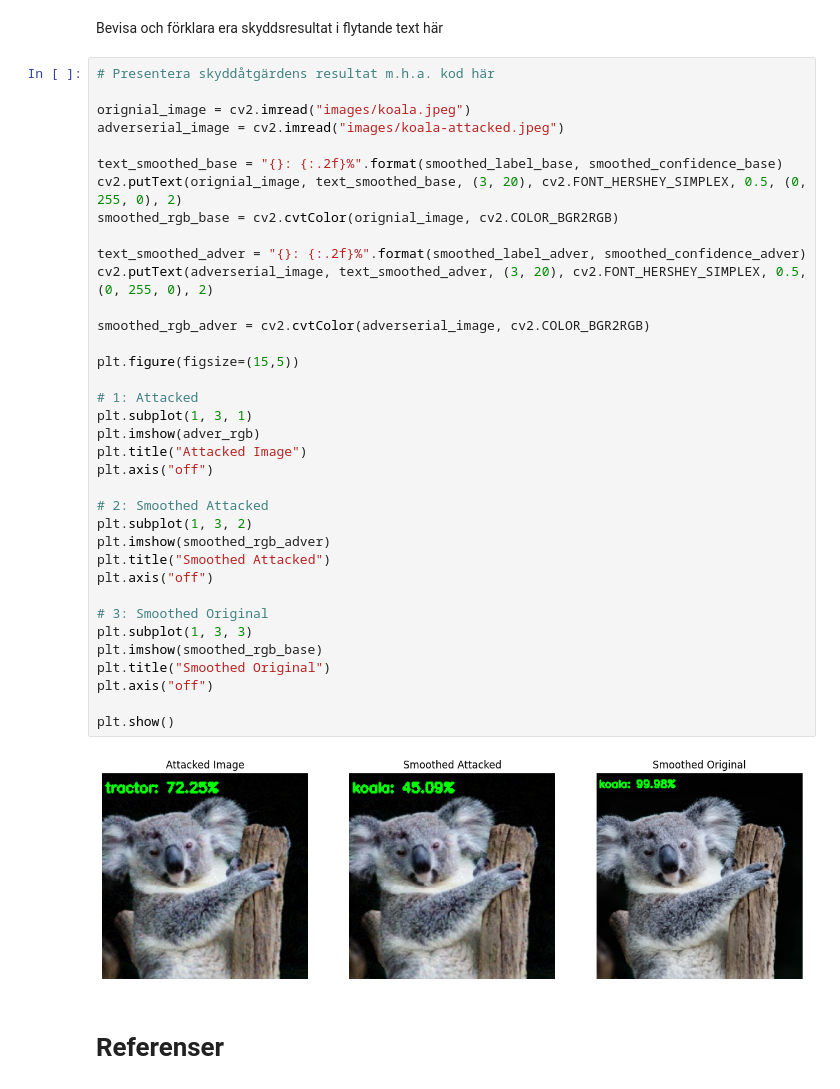
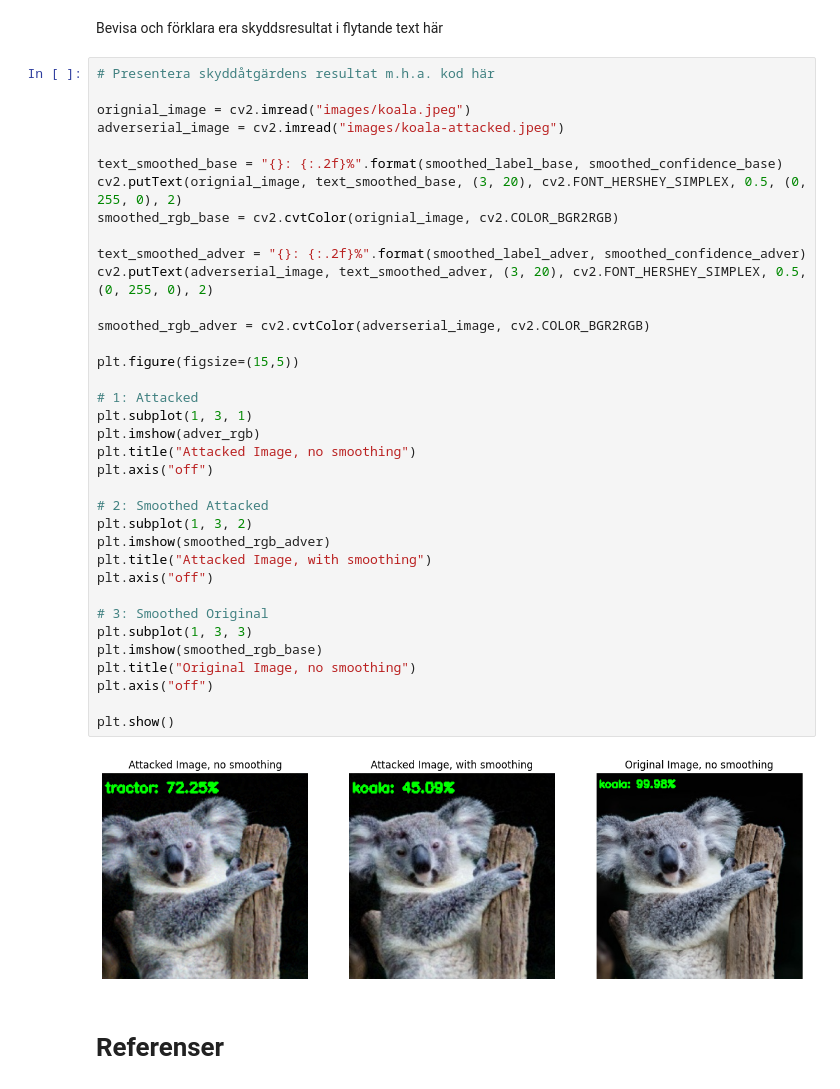
Before and after one commit to RazzRazz13/DV2607_Assignment, a Jupyter notebook: Task_1/DV2607-Inl_Del_1-Adversarial_input_attack.ipynb, the cells around one changed output. Saved outputs shown, nothing was run; the diff lists cells and outputs as text.

Commit message:
add plots for evaluation, text in report

```diff
--- a/Task_1/DV2607-Inl_Del_1-Adversarial_input_attack.ipynb
+++ b/Task_1/DV2607-Inl_Del_1-Adversarial_input_attack.ipynb
@@ -355,37 +355,37 @@ orignial_image = cv2.imread("images/koala.jpeg")
 adverserial_image = cv2.imread("images/koala-attacked.jpeg")
 
 text_smoothed_base = "{}: {:.2f}%".format(smoothed_label_base, smoothed_confidence_base)
 cv2.putText(orignial_image, text_smoothed_base, (3, 20), cv2.FONT_HERSHEY_SIMPLEX, 0.5, (0, 255, 0), 2)
 smoothed_rgb_base = cv2.cvtColor(orignial_image, cv2.COLOR_BGR2RGB)
 
 text_smoothed_adver = "{}: {:.2f}%".format(smoothed_label_adver, smoothed_confidence_adver)
 cv2.putText(adverserial_image, text_smoothed_adver, (3, 20), cv2.FONT_HERSHEY_SIMPLEX, 0.5, (0, 255, 0), 2)
 
 smoothed_rgb_adver = cv2.cvtColor(adverserial_image, cv2.COLOR_BGR2RGB)
 
 plt.figure(figsize=(15,5))
 
 # 1: Attacked
 plt.subplot(1, 3, 1)
 plt.imshow(adver_rgb)
-plt.title("Attacked Image")
+plt.title("Attacked Image, no smoothing")
 plt.axis("off")
 
 # 2: Smoothed Attacked
 plt.subplot(1, 3, 2)
 plt.imshow(smoothed_rgb_adver)
-plt.title("Smoothed Attacked")
+plt.title("Attacked Image, with smoothing")
 plt.axis("off")
 
 # 3: Smoothed Original
 plt.subplot(1, 3, 3)
 plt.imshow(smoothed_rgb_base)
-plt.title("Smoothed Original")
+plt.title("Original Image, no smoothing")
 plt.axis("off")
 
 plt.show()
 # %% [output]
-[figure, old version]
+[figure, new version]
 # %% [markdown]
 # Referenser
 # %% [markdown]
```
Also changed, not shown: parts of 3 cells of this notebook.
